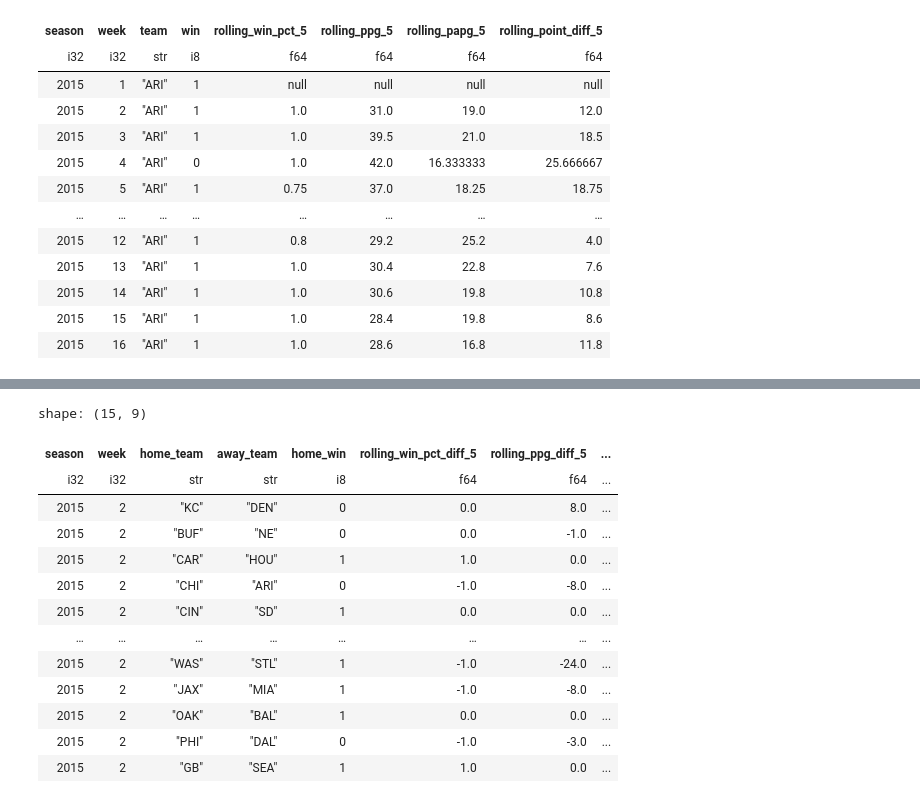
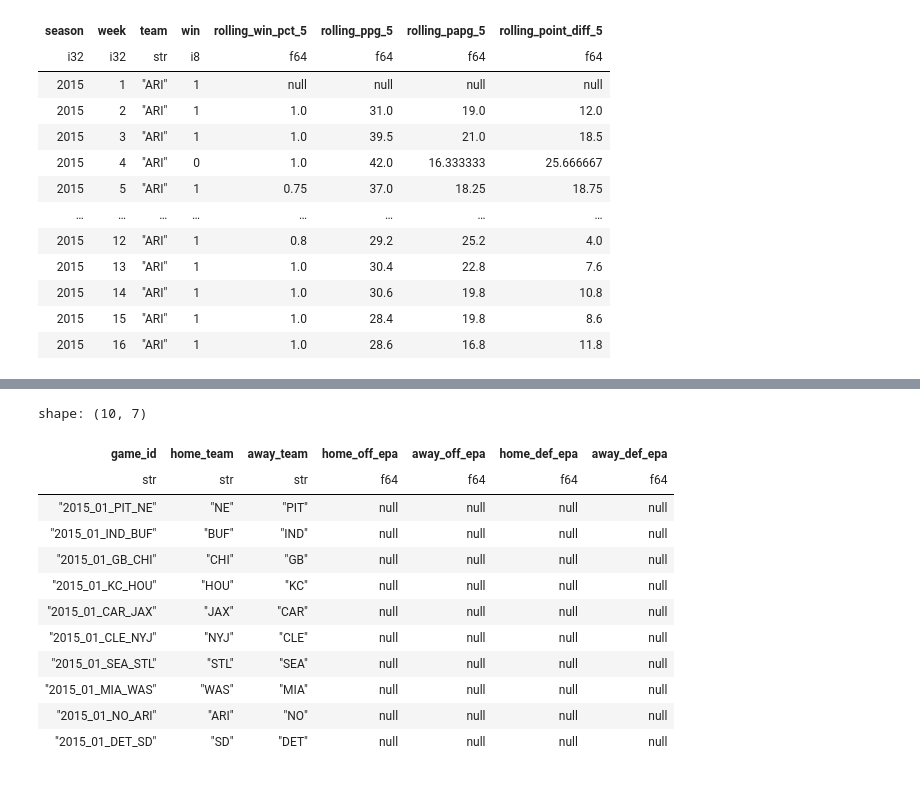
Before and after one commit to Joaquin2108/NFL-GamePredictor, a Jupyter notebook: Notebooks/feature-engineering.ipynb, the cells around one changed output, grey strips where cells are left out. Cells and saved outputs as stored; diff of their text form; code cells hidden in the pictures.

```diff
--- a/Notebooks/feature-engineering.ipynb
+++ b/Notebooks/feature-engineering.ipynb
@@ -640,3 +716,27 @@ away_rolling = rolling_features.rename({
+# %%
+home_epa_features = team_epa_features.rename({
+    "team": "home_team",
+
+    "off_epa_per_play_before": "home_off_epa",
+    "def_epa_allowed_per_play_before": "home_def_epa",
+
+    "rolling_off_epa_per_play_5": "home_rolling_off_epa_5",
+    "rolling_def_epa_allowed_per_play_5": "home_rolling_def_epa_5",
+    "rolling_pass_epa_per_play_5": "home_rolling_pass_epa_5",
+    "rolling_rush_epa_per_play_5": "home_rolling_rush_epa_5",
+})
+
+away_epa_features = team_epa_features.rename({
+    "team": "away_team",
+
+    "off_epa_per_play_before": "away_off_epa",
+    "def_epa_allowed_per_play_before": "away_def_epa",
+
+    "rolling_off_epa_per_play_5": "away_rolling_off_epa_5",
+    "rolling_def_epa_allowed_per_play_5": "away_rolling_def_epa_5",
+    "rolling_pass_epa_per_play_5": "away_rolling_pass_epa_5",
+    "rolling_rush_epa_per_play_5": "away_rolling_rush_epa_5",
+})
 # %%
 model_data = (
     model_data
@@ -651,5 +751,29 @@ model_data = (
         how="left"
     )
 )
+# %%
+model_data.select([
+    "game_id",
+    "home_team",
+    "away_team",
+    "home_off_epa",
+    "away_off_epa",
+    "home_def_epa",
+    "away_def_epa",
+]).head(10)
+# %% [output]
+shape: (10, 7)
+| game_id | home_team | away_team | home_off_epa | away_off_epa | home_def_epa | away_def_epa |
+| str | str | str | f64 | f64 | f64 | f64 |
+| "2015_01_PIT_NE" | "NE" | "PIT" | null | null | null | null |
+| "2015_01_IND_BUF" | "BUF" | "IND" | null | null | null | null |
+| "2015_01_GB_CHI" | "CHI" | "GB" | null | null | null | null |
+| "2015_01_KC_HOU" | "HOU" | "KC" | null | null | null | null |
+| "2015_01_CAR_JAX" | "JAX" | "CAR" | null | null | null | null |
+| "2015_01_CLE_NYJ" | "NYJ" | "CLE" | null | null | null | null |
+| "2015_01_SEA_STL" | "STL" | "SEA" | null | null | null | null |
+| "2015_01_MIA_WAS" | "WAS" | "MIA" | null | null | null | null |
+| "2015_01_NO_ARI" | "ARI" | "NO" | null | null | null | null |
+| "2015_01_DET_SD" | "SD" | "DET" | null | null | null | null |
 # %%
 model_data = model_data.with_columns([
@@ -675,28 +815 @@ model_data = model_data.with_columns([
 ])
-# %%
-model_data.select([
-    "season",
-    "week",
-    "home_team",
-    "away_team",
-    "home_win",
-    "rolling_win_pct_diff_5",
-    "rolling_ppg_diff_5",
-    "rolling_defense_diff_5",
-    "rolling_point_diff_diff_5",
-]).head(15)
-# %% [output]
-shape: (15, 9)
-| season | week | home_team | away_team | home_win | rolling_win_pct_diff_5 | rolling_ppg_diff_5 | ... |
-| i32 | i32 | str | str | i8 | f64 | f64 | ... |
-| 2015 | 2 | "KC" | "DEN" | 0 | 0.0 | 8.0 | ... |
-| 2015 | 2 | "BUF" | "NE" | 0 | 0.0 | -1.0 | ... |
-| 2015 | 2 | "CAR" | "HOU" | 1 | 1.0 | 0.0 | ... |
-| 2015 | 2 | "CHI" | "ARI" | 0 | -1.0 | -8.0 | ... |
-| 2015 | 2 | "CIN" | "SD" | 1 | 0.0 | 0.0 | ... |
-| … | … | … | … | … | … | … | ... |
-| 2015 | 2 | "WAS" | "STL" | 1 | -1.0 | -24.0 | ... |
-| 2015 | 2 | "JAX" | "MIA" | 1 | -1.0 | -8.0 | ... |
-| 2015 | 2 | "OAK" | "BAL" | 1 | 0.0 | 0.0 | ... |
-| 2015 | 2 | "PHI" | "DAL" | 0 | -1.0 | -3.0 | ... |
-| 2015 | 2 | "GB" | "SEA" | 1 | 1.0 | 0.0 | ... |
```
Also changed, not shown: parts of 51 cells of this notebook, 1 other file.
